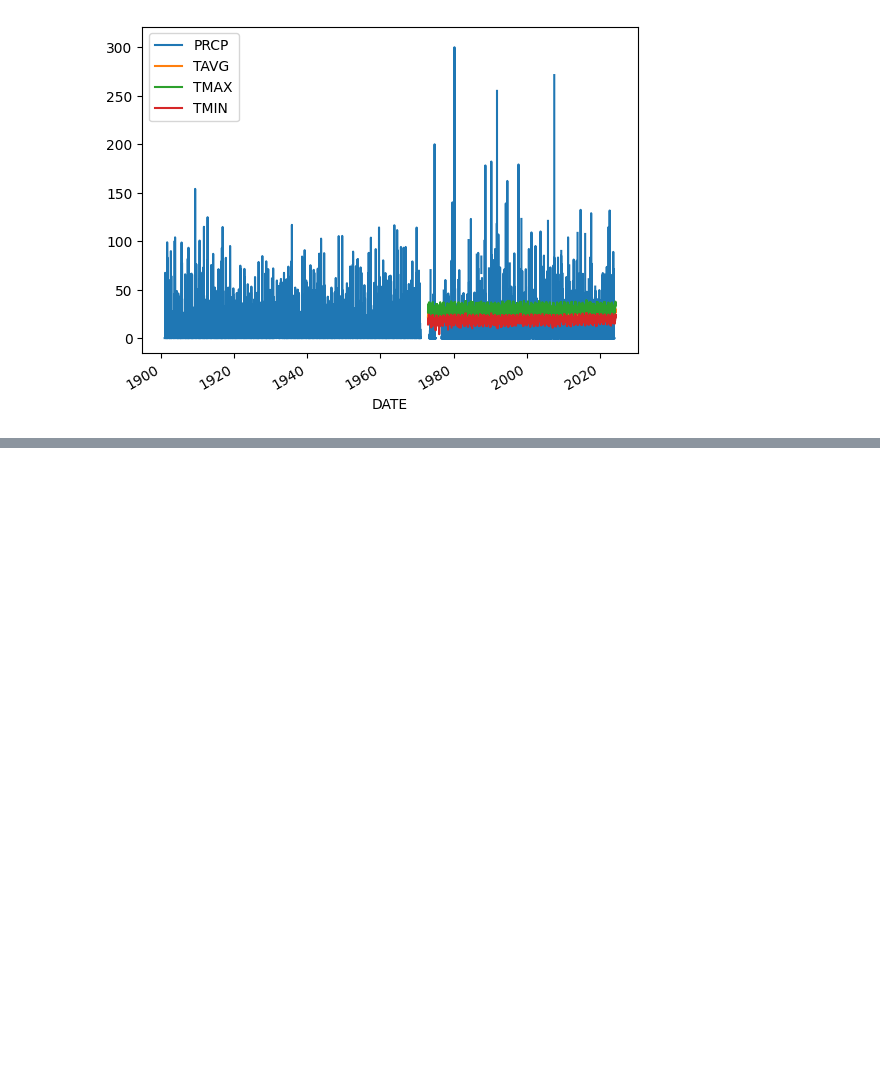
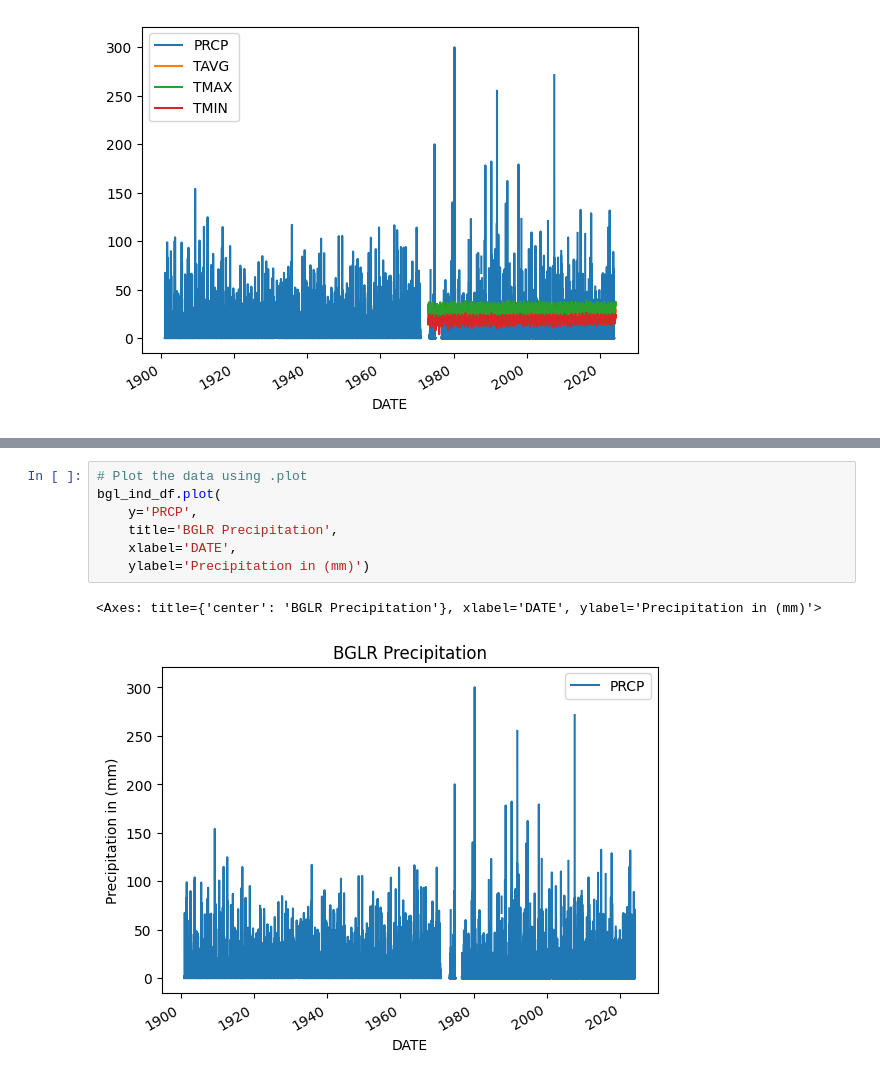
Before and after one commit to cu-esiil-edu/gauravchakrabarty.github.io, a Jupyter notebook: Timeseries_Bangalore.ipynb, the cells around one changed output, grey strips where cells are left out. Cells and saved outputs as stored; diff of their text form; blank space fills up the shorter version.

```diff
--- a/Timeseries_Bangalore.ipynb
+++ b/Timeseries_Bangalore.ipynb
@@ -74,0 +85,10 @@ bgl_ind_df.plot()
+# %%
+# Plot the data using .plot
+bgl_ind_df.plot(
+    y='PRCP',
+    title='BGLR Precipitation',
+    xlabel='DATE',
+    ylabel='Precipitation in (mm)')
+# %% [output]
+<Axes: title={'center': 'BGLR Precipitation'}, xlabel='DATE', ylabel='Precipitation in (mm)'>
+[figure, added]
```
Also changed, not shown: parts of 9 cells of this notebook.
